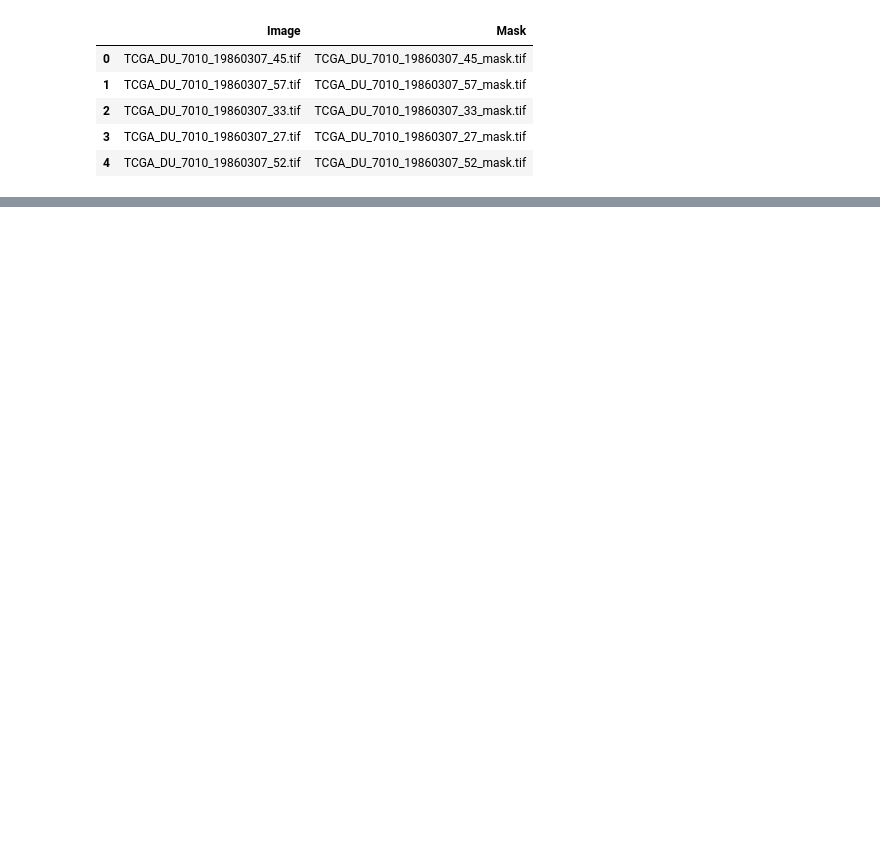
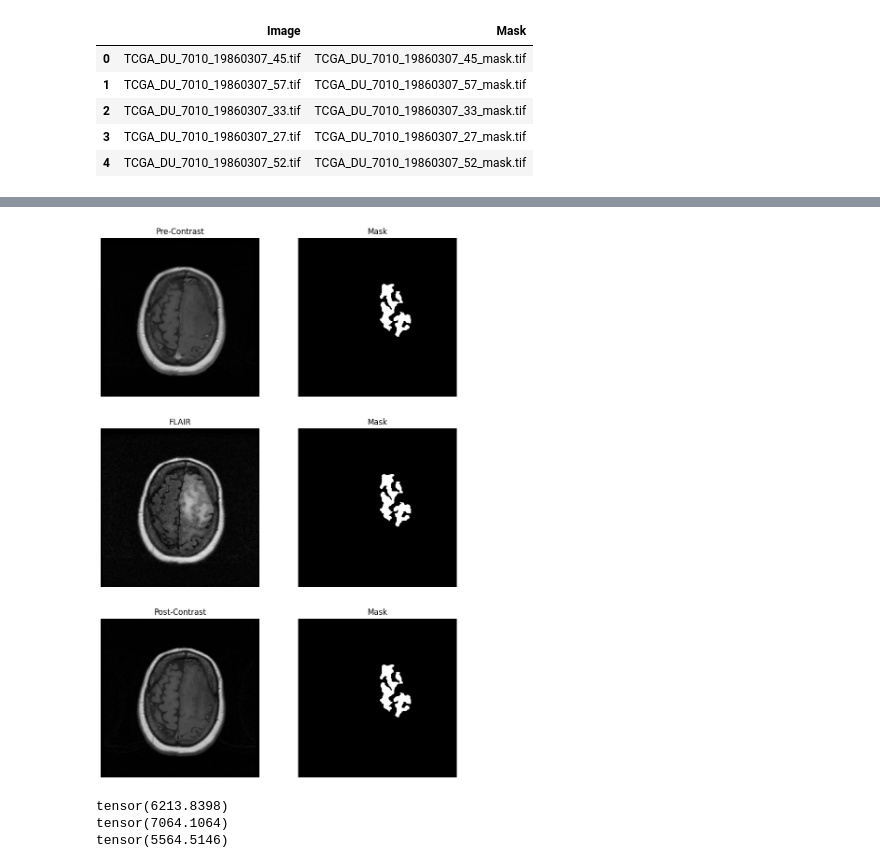
Before and after one commit to slyofzero/MRI-Segmentation, a Jupyter notebook: Exploratory Data Analysis.ipynb, the cells around one changed output, grey strips where cells are left out. Drawn from its saved outputs; the diff is of its cells as text; code cells hidden in the pictures; blank space fills up the shorter version.

```diff
--- a/Exploratory Data Analysis.ipynb
+++ b/Exploratory Data Analysis.ipynb
@@ -81,0 +118,49 @@ plt.show()
+# %%
+random.seed(42)
+nrows = 5
+indices = [random.randrange(0,len(mri_dataset)) for _ in range(nrows)]
+
+def plot_sample_channels(sample, specific_channel=None):
+    image, mask = sample
+    nrows = 1 if specific_channel is not None else 3
+    fig, axes = plt.subplots(nrows,2,figsize=(10,nrows*5))
+    titles = ["Pre-Contrast", "FLAIR", "Post-Contrast"]
+
+    if len(axes) != 3:
+        axes = [axes]
+
+    for idx in range(image.shape[0]):
+        ax_idx = idx
+
+        if specific_channel is not None:
+            if idx != specific_channel:
+                continue
+            else:
+                ax_idx = 0
+
+        channel = image[idx]
+
+        axes[ax_idx][0].imshow(channel, cmap="gray")
+        axes[ax_idx][1].imshow(mask[0], cmap="gray")
+
+        axes[ax_idx][0].axis("off")
+        axes[ax_idx][1].axis("off")
+
+        axes[ax_idx][0].set_title(titles[idx])
+        axes[ax_idx][1].set_title("Mask")
+
+    plt.show()
+
+plot_sample_channels(mri_dataset[0])
+# %% [output]
+[figure, added]
+# %%
+image, mask = mri_dataset[0]
+
+for channel_idx in range(image.shape[0]):
+    channel = image[channel_idx]
+    print(channel.sum())
+# %% [output]
+tensor(6213.8398)
+tensor(7064.1064)
+tensor(5564.5146)
```
Also changed, not shown: parts of 8 cells of this notebook.
